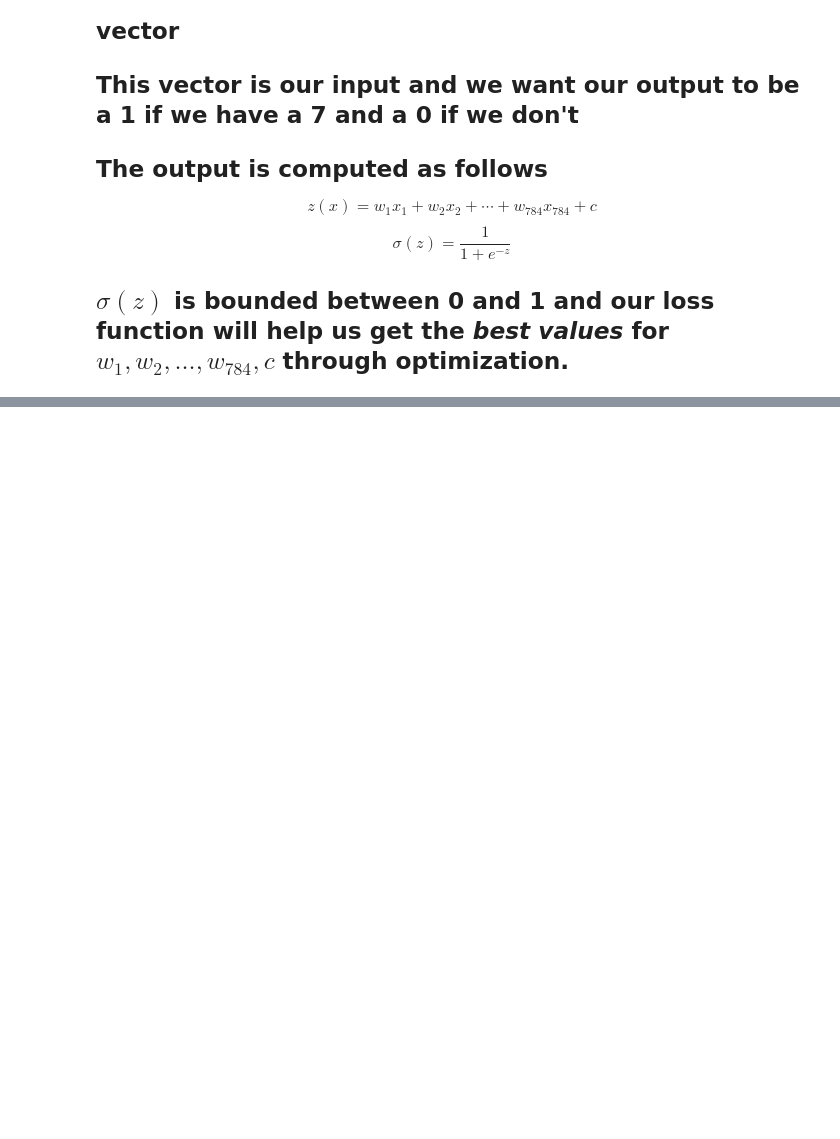
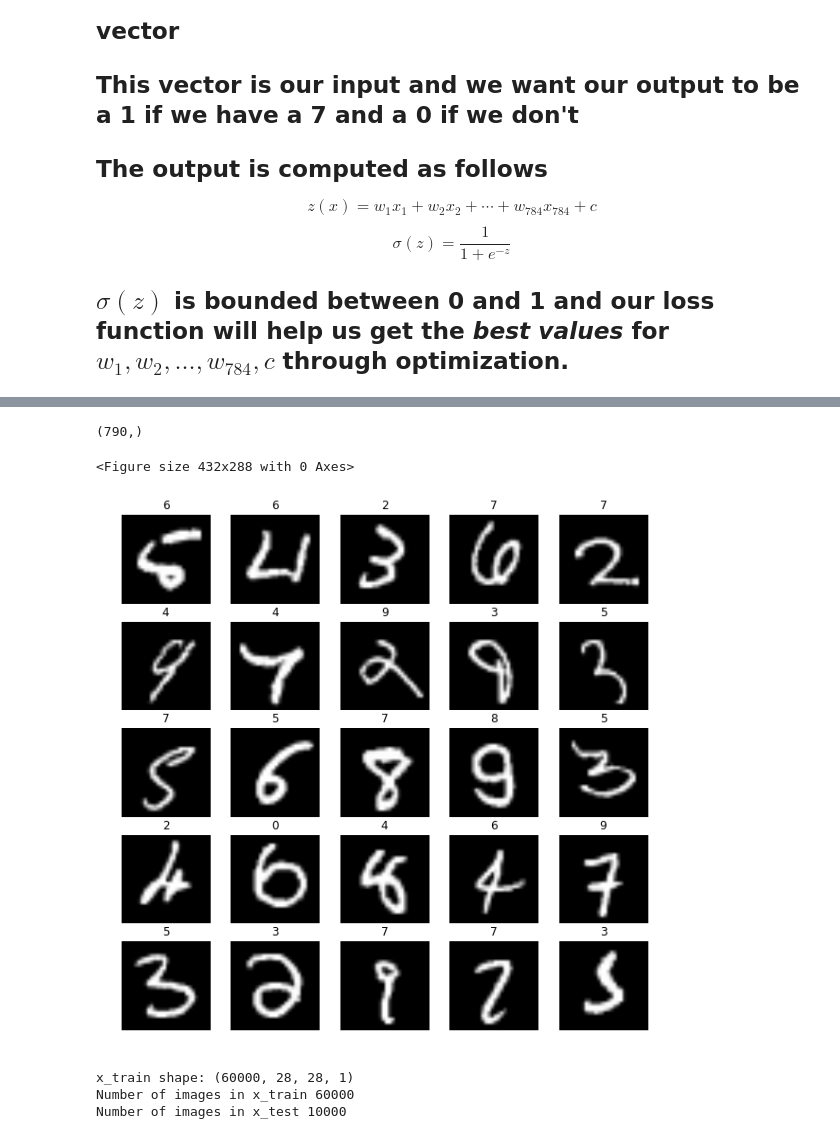
Before and after one commit to mjmoran123/mmc2019, a Jupyter notebook: ml_talk.ipynb, the cells around one changed output, grey strips where cells are left out. Drawn from its saved outputs; the diff is of its cells as text; code cells hidden in the pictures; blank space fills up the shorter version.

```diff
--- a/ml_talk.ipynb
+++ b/ml_talk.ipynb
@@ -406,0 +537,32 @@ $$ \sigma(z) = \frac{1}{1 + e^{-z}} $$
+# %%
+all_wrong = np.where(all_predictions.flatten() != Y_test)
+# %%
+all_wrong[0].shape
+# %% [output]
+(790,)
+# %%
+plt.subplots_adjust(hspace=1)
+plt.figure(figsize=(10, 10))
+for i, n in enumerate(all_wrong[0][:25]):
+    img = X_test[n]
+    plt.subplot(5,5,i + 1)
+    plt.title(all_predictions[n])
+    plt.axis('off')
+    plt.imshow(img, cmap='gray', interpolation='bilinear')
+# %% [output]
+<Figure size 432x288 with 0 Axes>
+[figure, added]
+# %%
+X_train_cnn = X_train.reshape(X_train.shape[0], 28, 28, 1)
+X_test_cnn = X_test.reshape(X_test.shape[0], 28, 28, 1)
+input_shape = (28, 28, 1)
+
+X_train_cnn = X_train_cnn.astype('float32')
+X_test_cnn = X_test_cnn.astype('float32')
+
+X_train_cnn /= 255
+X_test_cnn /= 255
+# %% [output]
+x_train shape: (60000, 28, 28, 1)
+Number of images in x_train 60000
+Number of images in x_test 10000
```
Also changed, not shown: parts of 24 cells of this notebook.
